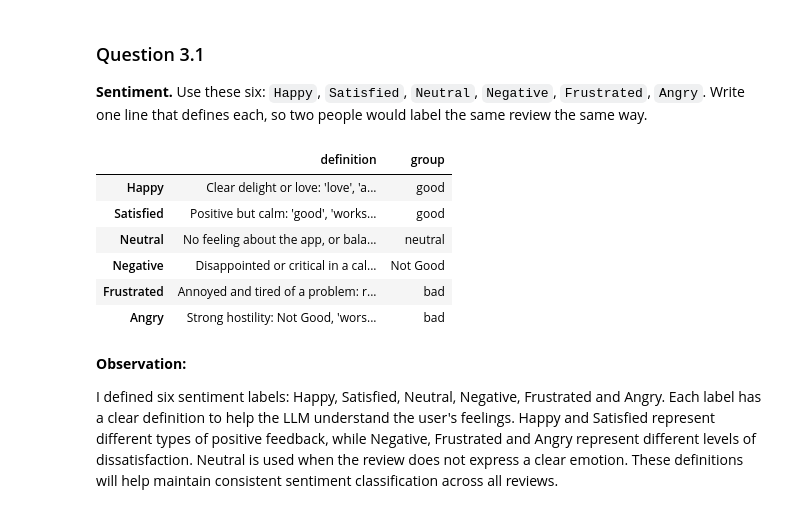
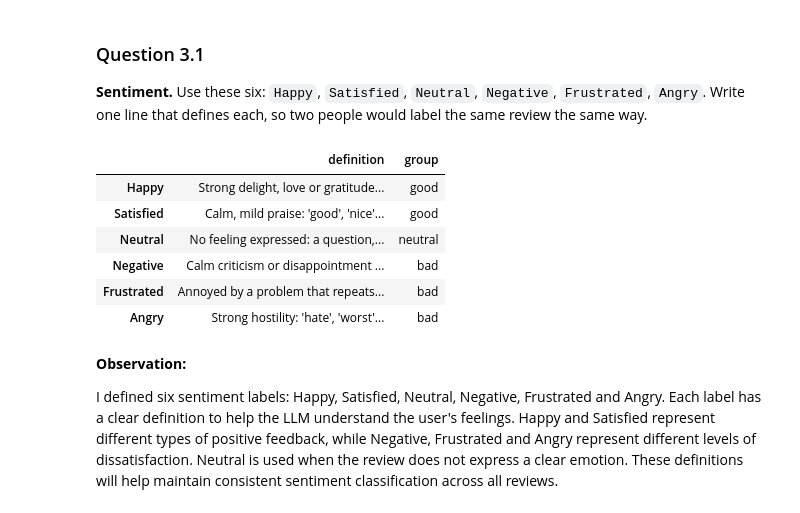
Before and after one commit to vishal0205/Google-Photo-Review-Analyser-, a Jupyter notebook: Review_Analyser_Starter.ipynb, the cells around one changed output. Saved outputs shown, nothing was run; the diff lists cells and outputs as text; code cells hidden in the pictures.

```diff
--- a/Review_Analyser_Starter.ipynb
+++ b/Review_Analyser_Starter.ipynb
@@ -590,28 +590,28 @@ The dataset contains 30 reviews with more than 100 words, and maximum review len
 # %%
 # Your code here
 
 
 SENTIMENTS = ["Happy", "Satisfied", "Neutral", "Negative", "Frustrated", "Angry"]
 
 SENTIMENT_DEFS = {
-    "Happy":      "Clear delight or love: 'love', 'amazing', 'best', thanks with enthusiasm; usually 5 stars. and happy with appExpresses strong enthusiasm, delight, gratitude, or high praise (e.g.😊❤️)",
-    "Satisfied":  "Positive but calm: 'good', 'works fine', 'nice'; or happy overall with one small wish.",
-    "Neutral":    "No feeling about the app, or balanced pros and cons, or only a question / statement of fact. and works fine with app",
-    "Negative":   "Disappointed or critical in a calm tone: states a problem or dislike without strong emotion and not working even after updating or reinstalling.",
-    "Frustrated": "Annoyed and tired of a problem: repeated issue, 'again', 'so annoying', 'unusable', disappointment after trust.",
-    "Angry":      "Strong hostility: Not Good, 'worst', hate, disgusting, threats to leave or uninstall.",
+ "Happy": "Strong delight, love or gratitude (e.g. 'love it', 'amazing', 😊❤️).",
+ "Satisfied": "Calm, mild praise: 'good', 'nice', 'works well', or positive with one small wish.",
+ "Neutral": "No feeling expressed: a question, a fact, gibberish, or balanced pros and cons.",
+ "Negative": "Calm criticism or disappointment about a problem or dislike.",
+ "Frustrated": "Annoyed by a problem that repeats or blocks use: 'again', 'still broken', 'unusable'.",
+ "Angry": "Strong hostility: 'hate', 'worst', 'disgusting', threats to uninstall.",
 }
 SENTIMENT_GROUP = {"Happy": "good", "Satisfied": "good", "Neutral": "neutral",
-                   "Negative": "Not Good", "Frustrated": "bad", "Angry": "bad"}
+                   "Negative": "bad", "Frustrated": "bad", "Angry": "bad"}
 display(pd.DataFrame({"definition": SENTIMENT_DEFS, "group": SENTIMENT_GROUP}))
 # %% [output]
 |  | definition | group |
-| Happy | Clear delight or love: 'love', 'a... | good |
-| Satisfied | Positive but calm: 'good', 'works... | good |
-| Neutral | No feeling about the app, or bala... | neutral |
-| Negative | Disappointed or critical in a cal... | Not Good |
-| Frustrated | Annoyed and tired of a problem: r... | bad |
-| Angry | Strong hostility: Not Good, 'wors... | bad |
+| Happy | Strong delight, love or gratitude... | good |
+| Satisfied | Calm, mild praise: 'good', 'nice'... | good |
+| Neutral | No feeling expressed: a question,... | neutral |
+| Negative | Calm criticism or disappointment ... | bad |
+| Frustrated | Annoyed by a problem that repeats... | bad |
+| Angry | Strong hostility: 'hate', 'worst'... | bad |
 # %% [markdown]
 **Observation:**
 
```
Also changed, not shown: parts of 10 cells of this notebook, 1 other file.
